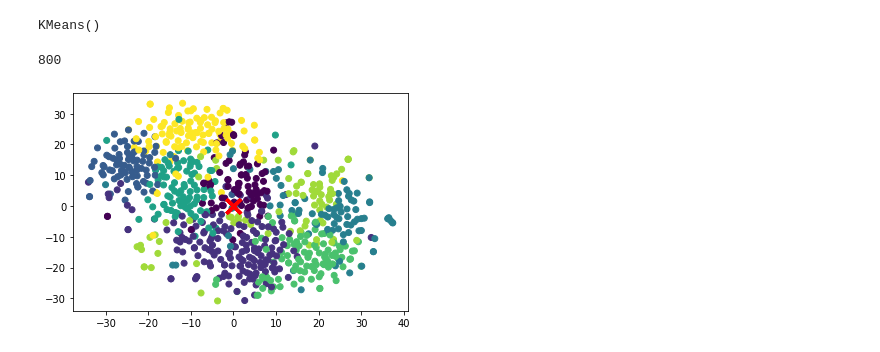
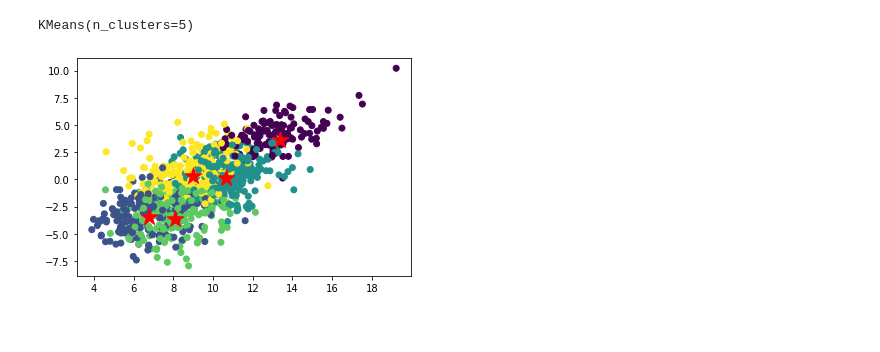
Before and after one commit to Jayshil-Patel/NLP-Clustering, a Jupyter notebook: trial.ipynb, the cells around one changed output. Cells and saved outputs as stored; diff of their text form; code cells hidden in the pictures.

Commit message:
added centroids

```diff
--- a/trial.ipynb
+++ b/trial.ipynb
@@ -54,14 +46,13 @@ train_df, test_df = train_test_split(df, test_size=0.2, random_state=42)
 # Transform the data into bag-of-words representation
 from sklearn.feature_extraction.text import CountVectorizer, TfidfVectorizer
 vectorizer = CountVectorizer()
-train_matrix = vectorizer.fit_transform(train_df['text'])
-test_matrix = vectorizer.transform(test_df['text'])
+train_matrix = vectorizer.fit_transform(df['text'])
 # %%
 from sklearn.cluster import KMeans
-kmeans = KMeans()
+kmeans = KMeans(n_clusters=5)
 kmeans.fit(train_matrix)
 # %% [output]
-KMeans()
+KMeans(n_clusters=5)
 # %%
 labels = kmeans.labels_
 centers = kmeans.cluster_centers_
@@ -72,10 +59,18 @@ X_embedded = TSNE(n_components=2).fit_transform(train_matrix)
-# %%
-len(labels)
-# %% [output]
-800
+# %%
+from sklearn.decomposition import TruncatedSVD
+
+svd = TruncatedSVD(n_components=2, random_state=42)
+X_embeddedd = svd.fit_transform(train_matrix)
+
+# X_embedded = PCA(n_components=2).fit_transform(train_matrix)
+# %%
+svd = TruncatedSVD(n_components=2, random_state=42)
+c_trans = svd.fit_transform(centers)
+# centroids_2d = pca.transform(centers)
 # %%
-plt.scatter(X_embedded[:, 0], X_embedded[:, 1], c=labels)
+plt.scatter(X_embeddedd[:, 0], X_embeddedd[:, 1], c=labels)
 # plt.scatter(centers[:, 0], centers[:, 3], marker='x', s=200, linewidths=3, color='r')
+plt.scatter(c_trans[:, 0], c_trans[:, 1], marker='*', s=300, c='r')
 plt.show()
 # %% [output]
-[figure, old version]
+[figure, new version]
```
Also changed, not shown: parts of 3 cells of this notebook, 2 other files.
